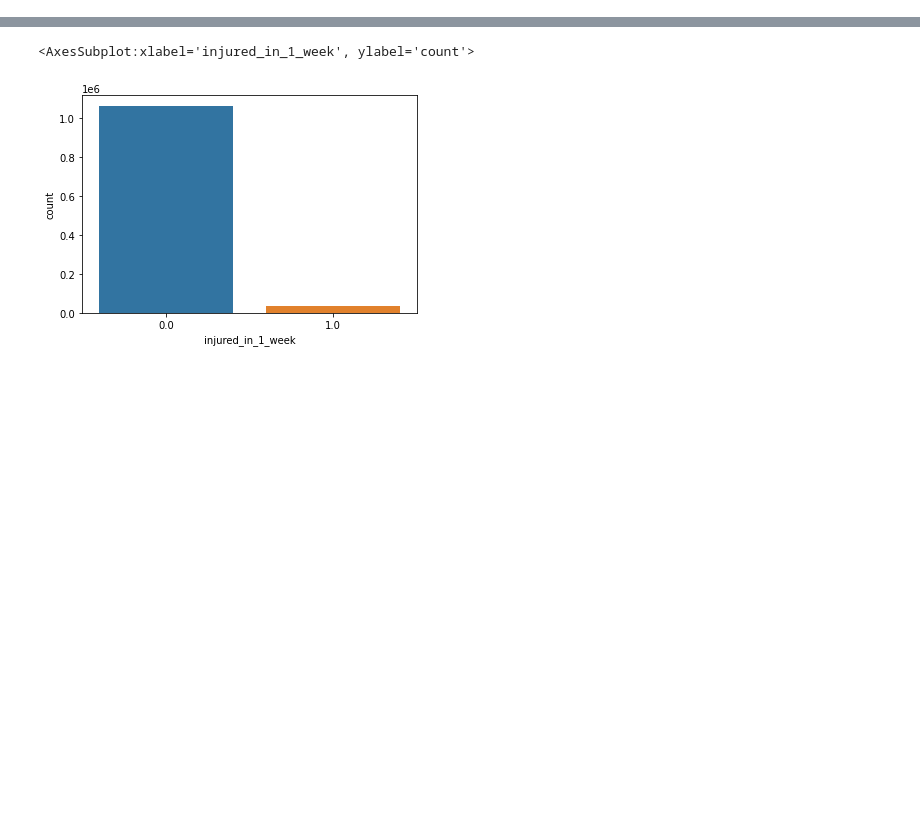
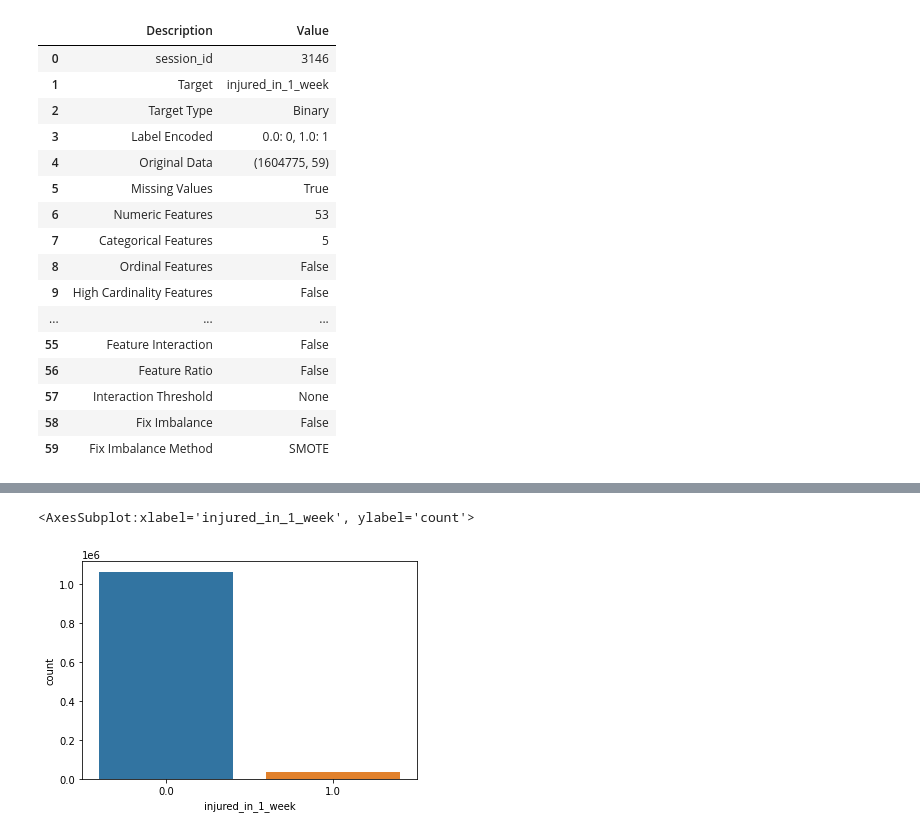
Before and after one commit to SravanRajupalem/FootballPredictions, a Jupyter notebook: 20a. One Week Prediction (simple features).ipynb, the cells around one changed output, grey strips where cells are left out. Saved outputs shown, nothing was run; the diff lists cells and outputs as text; code cells hidden in the pictures; blank space fills up the shorter version.

Commit message:
Changes to Modelling to use PyCaret

```diff
--- a/20a. One Week Prediction (simple features).ipynb
+++ b/20a. One Week Prediction (simple features).ipynb
@@ -31,16 +31,22 @@ from sklearn.ensemble import GradientBoostingClassifier
 from imblearn.pipeline import make_pipeline as make_pipeline_with_sampler
 from imblearn.under_sampling import RandomUnderSampler
 
+from pycaret.classification import *
+
 # pd.options.display.max_columns = 5000
 # pd.options.display.max_rows = 5000
 
 injured_pred = 'injured_in_1_week'
 
-simple_features = ['Height', 'Weight', 'age','cum_injury_total', 'weeks_since_injury', 'Min_cum']
+simple_features = ['Height', 'Weight', 'age','cum_injury_total', 'weeks_since_last_injury', 'Min_cum','Serie A_cum',
+ 'Premier League_cum', 'La Liga_cum', 'Ligue 1_cum', 'Bundesliga_cum', 'Champions Lg_cum', 'Europa Lg_cum', 'FIFA World Cup_cum', 'UEFA Nations League_cum', 'UEFA Euro_cum',
+ 'Copa América_cum', 'Away_cum', 'Home_cum', 'Neutral_cum']
 
-extended_features = ['Height', 'Weight', 'defender', 'attacker', 'midfielder', 'goalkeeper', 'right_foot', 'age', 'cum_injury_total', 'weeks_since_injury', 'Min_cum', 'Gls_cum', 'Ast_cum', 'PK_cum', 'PKatt_cum',
+extended_features = ['Height', 'Weight', 'defender', 'attacker', 'midfielder', 'goalkeeper', 'right_foot', 'age', 'cum_injury_total', 'weeks_since_last_injury', 'Min_cum', 'Gls_cum', 'Ast_cum', 'PK_cum', 'PKatt_cum',
  'Sh_cum', 'SoT_cum', 'CrdY_cum', 'CrdR_cum', 'Touches_cum', 'Press_cum', 'Tkl_cum', 'Int_cum', 'Blocks_cum', 'xG_cum', 'npxG_cum', 'xA_cum', 'SCA_cum', 'GCA_cum', 'Cmp_cum',
- 'Att_cum', 'Prog_cum', 'Carries_cum', 'Prog.1_cum', 'Succ_cum', 'Att.1_cum', 'Fls_cum', 'Fld_cum', 'Off_cum', 'Crs_cum', 'TklW_cum', 'OG_cum', 'PKwon_cum','PKcon_cum']
+ 'Att_cum', 'Prog_cum', 'Carries_cum', 'Prog.1_cum', 'Succ_cum', 'Att.1_cum', 'Fls_cum', 'Fld_cum', 'Off_cum', 'Crs_cum', 'TklW_cum', 'OG_cum', 'PKwon_cum','PKcon_cum', 'Serie A_cum',
+ 'Premier League_cum', 'La Liga_cum', 'Ligue 1_cum', 'Bundesliga_cum', 'Champions Lg_cum', 'Europa Lg_cum', 'FIFA World Cup_cum', 'UEFA Nations League_cum', 'UEFA Euro_cum',
+ 'Copa América_cum', 'Away_cum', 'Home_cum', 'Neutral_cum']
 # %%
 # Load Dataset
 
@@ -48,4 +54,7 @@ extended_features = ['Height', 'Weight', 'defender', 'attacker', 'midfielder', '
 # dataset = pd.read_csv('/Volumes/GoogleDrive/.shortcut-targets-by-id/1KUGn_35OjAoOP2puz6yG-2g_8LBxvDG_/SIADS 697 - Capstone/Dataframes/complete_final_df_5.csv')
 
 # Sravan's Path
-dataset = pd.read_csv('/Users/srav88/My Drive/SIADS 697 - Capstone/Dataframes/dataset_for_model_final.csv')
+# dataset = pd.read_csv('/Users/srav88/My Drive/SIADS 697 - Capstone/Dataframes/dataset_for_model_final.csv')
+
+# Sravan's Parquet Path
+dataset = pd.read_parquet('/Users/srav88/My Drive/SIADS 697 - Capstone/Dataframes/dataset_for_model_final.parquet')
@@ -54,16 +61,7 @@ dataset[(dataset['FBRefID'] == 'dea698d9')].to_csv('ronaldo.csv')
-# %%
-dataset.loc[(dataset['injury_count'].shift(1) == 1) & (dataset['injury_count'] == 1), 'drop'] = 1
-dataset.loc[(dataset['injury_count'].shift(1) == 0) & (dataset['injury_count'] == 1), 'drop'] = 0
-dataset.loc[(dataset['injury_count'].shift(1) == 1) & (dataset['injury_count'] == 0), 'drop'] = 0
-dataset.loc[(dataset['injury_count'].shift(1) == 0) & (dataset['injury_count'] == 0), 'drop'] = 0
-dataset.loc[(dataset['injury_count'] == 1) & (dataset['cum_week'] == 0), 'drop'] = 1
 # %%
 # dataset[dataset['FBRefID']=='dea698d9'].to_csv('/Users/srav88/My Drive/SIADS 697 - Capstone/Dataframes/ronaldo.csv', index=False)
 dataset = dataset[dataset['drop'] == 0]
 dataset = dataset[dataset['goalkeeper'] == 0]
-# %%
-dataset["last_week"] = dataset.groupby("FBRefID")["cum_week"].transform("last")
-dataset["train_split"] = round(dataset["last_week"]*0.75)
 # %%
 # Get Train Test Split
 df_train = dataset[dataset['cum_week'] <= dataset["train_split"]].dropna()
@@ -76 +74,21 @@ X_test = df_test[simple_features].to_numpy()
 y_test = df_test[injured_pred]
+# %%
+exp_clf = setup(dataset[extended_features + [injured_pred]], target=injured_pred)
+# %% [output]
+|  | Description | Value |
+| 0 | session_id | 3146 |
+| 1 | Target | injured_in_1_week |
+| 2 | Target Type | Binary |
+| 3 | Label Encoded | 0.0: 0, 1.0: 1 |
+| 4 | Original Data | (1604775, 59) |
+| 5 | Missing Values | True |
+| 6 | Numeric Features | 53 |
+| 7 | Categorical Features | 5 |
+| 8 | Ordinal Features | False |
+| 9 | High Cardinality Features | False |
+| ... | ... | ... |
+| 55 | Feature Interaction | False |
+| 56 | Feature Ratio | False |
+| 57 | Interaction Threshold | None |
+| 58 | Fix Imbalance | False |
+| 59 | Fix Imbalance Method | SMOTE |
```
Also changed, not shown: parts of 7 cells of this notebook, 1 other file.
